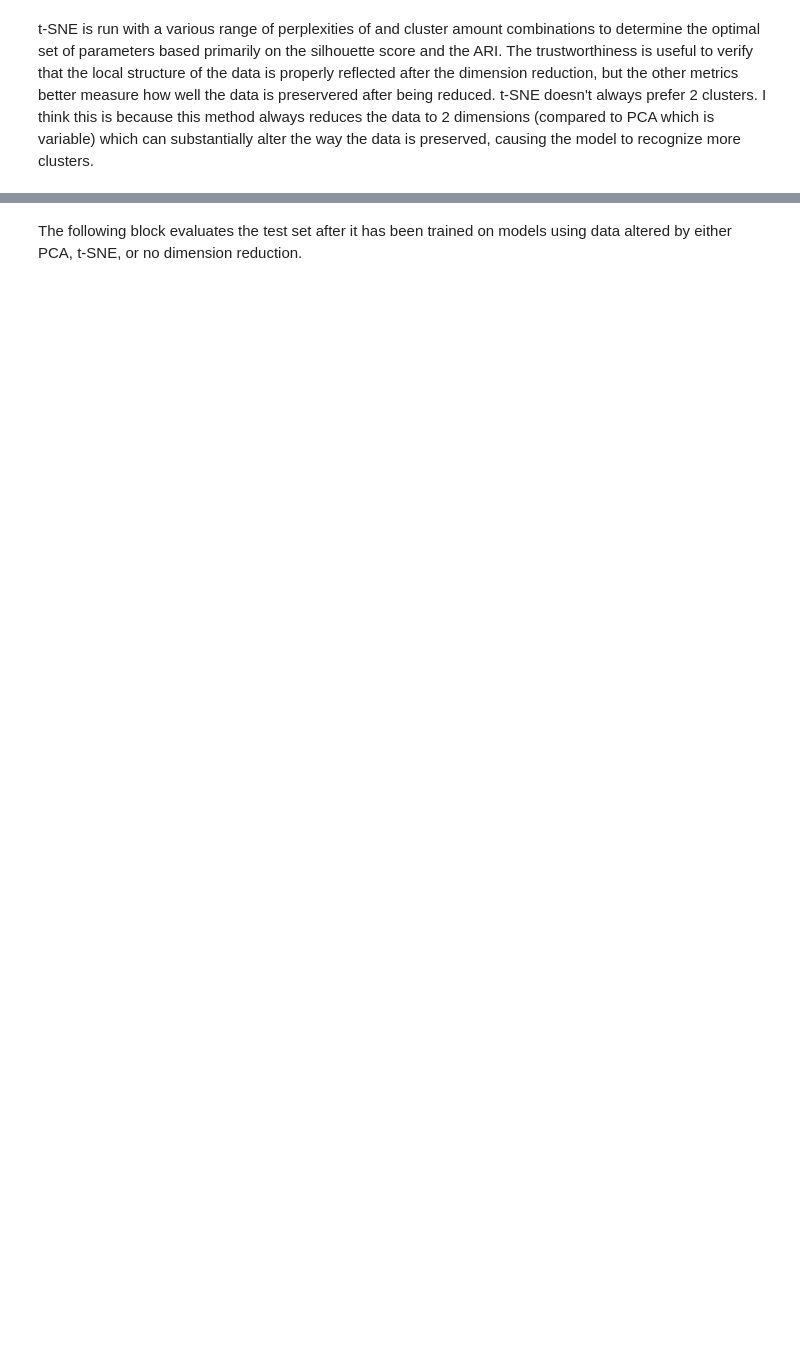
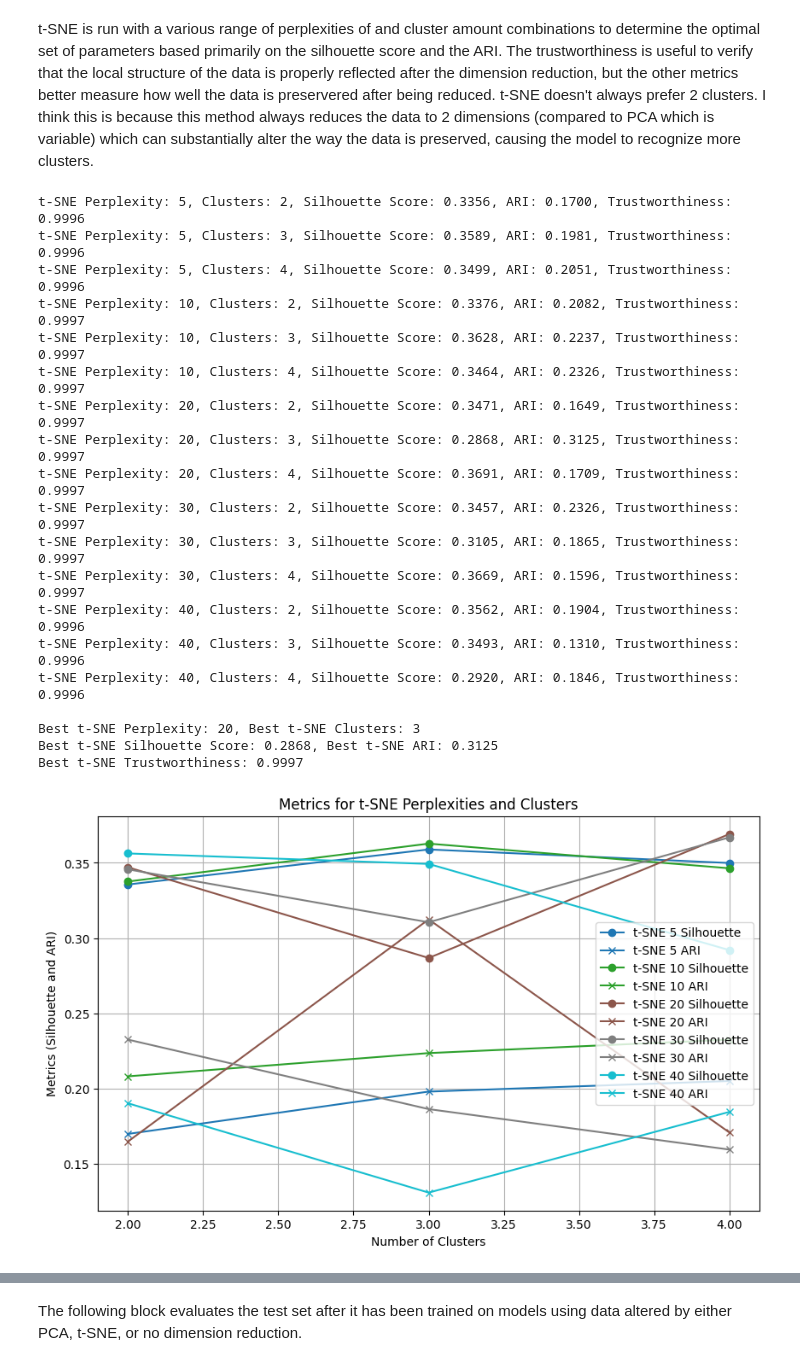
Before and after one commit to rrangelvargas/INM701, a Jupyter notebook: src/maingmm.ipynb, the cells around one changed output, grey strips where cells are left out. Cells and saved outputs as stored; diff of their text form; code cells hidden in the pictures; blank space fills up the shorter version.

```diff
--- a/src/maingmm.ipynb
+++ b/src/maingmm.ipynb
@@ -132,12 +371,6 @@ KeyboardInterrupt:
 # %% [markdown]
 t-SNE is run with a various range of perplexities of and cluster amount combinations to determine the optimal set of parameters  based primarily on the silhouette score and the ARI. The trustworthiness is useful to verify that the local structure of the data is properly reflected after the dimension reduction, but the other metrics better measure how well the data is preservered after being reduced. t-SNE doesn't always prefer 2 clusters. I think this is because this method always reduces the data to 2 dimensions (compared to PCA which is variable) which can substantially alter the way the data is preserved, causing the model to recognize more clusters.
 # %%
-from sklearn.manifold import TSNE, trustworthiness
-from sklearn.mixture import GaussianMixture
-from sklearn.metrics import silhouette_score, adjusted_rand_score
-import matplotlib.pyplot as plt
-import numpy as np
-
 # define t-SNE perplexity values and cluster range
 tsne_perplexities = [5, 10, 20, 30, 40]
 cluster_range = range(2, 5)
@@ -149,8 +382,8 @@ tsne_results = []
 for perplexity in tsne_perplexities:
 
     # apply t-SNE with the current perplexity
-    tsne = TSNE(n_components=2, perplexity=perplexity, random_state=42, learning_rate=200)
-    X_tsne = tsne.fit_transform(X_scaled)
+    X_tsne, tsne_obj = apply_tsne(X_scaled, perplexity, learning_rate=200)
+
 
     # calculate trustworthiness for this t-SNE trial
     trust = trustworthiness(X_scaled, X_tsne, n_neighbors=5)
@@ -184,30 +417,51 @@ best_tsne_perplexity, best_tsne_clusters, best_tsne_silhouette, best_tsne_ari, b
 
 # print the optimal parameters
 print(f"\nBest t-SNE Perplexity: {best_tsne_perplexity}, Best t-SNE Clusters: {best_tsne_clusters}")
 print(f"Best t-SNE Silhouette Score: {best_tsne_silhouette:.4f}, Best t-SNE ARI: {best_tsne_ari:.4f}")
 print(f"Best t-SNE Trustworthiness: {best_tsne_trustworthiness:.4f}")
 
 # visualize silhouette scores and ARI for t-SNE
 results_array_tsne = np.array(tsne_results)
 plt.figure(figsize=(10, 6))
 
 # define a color map for each perplexity
 colors = plt.cm.tab10(np.linspace(0, 1, len(tsne_perplexities)))
 
 # extracts each value from each perplexity of t-SNE to be graphed
 for i, perplexity in enumerate(tsne_perplexities):
     scores = results_array_tsne[results_array_tsne[:, 0] == perplexity][:, 2].astype(float)
     ari_scores = results_array_tsne[results_array_tsne[:, 0] == perplexity][:, 3].astype(float)
     clusters = results_array_tsne[results_array_tsne[:, 0] == perplexity][:, 1]
 
     # plot silhouette scores with dots
     plt.plot(clusters, scores, marker='o', label=f't-SNE {perplexity} Silhouette', color=colors[i])
     # plot ARI scores with crosses
     plt.plot(clusters, ari_scores, marker='x', label=f't-SNE {perplexity} ARI', color=colors[i])
 
 plt.title("Metrics for t-SNE Perplexities and Clusters")
 plt.xlabel("Number of Clusters")
 plt.ylabel("Metrics (Silhouette and ARI)")
 plt.legend()
 plt.grid()
 plt.show()
+# %% [output]
+t-SNE Perplexity: 5, Clusters: 2, Silhouette Score: 0.3356, ARI: 0.1700, Trustworthiness: 0.9996
+t-SNE Perplexity: 5, Clusters: 3, Silhouette Score: 0.3589, ARI: 0.1981, Trustworthiness: 0.9996
+t-SNE Perplexity: 5, Clusters: 4, Silhouette Score: 0.3499, ARI: 0.2051, Trustworthiness: 0.9996
+t-SNE Perplexity: 10, Clusters: 2, Silhouette Score: 0.3376, ARI: 0.2082, Trustworthiness: 0.9997
+t-SNE Perplexity: 10, Clusters: 3, Silhouette Score: 0.3628, ARI: 0.2237, Trustworthiness: 0.9997
+t-SNE Perplexity: 10, Clusters: 4, Silhouette Score: 0.3464, ARI: 0.2326, Trustworthiness: 0.9997
+t-SNE Perplexity: 20, Clusters: 2, Silhouette Score: 0.3471, ARI: 0.1649, Trustworthiness: 0.9997
+t-SNE Perplexity: 20, Clusters: 3, Silhouette Score: 0.2868, ARI: 0.3125, Trustworthiness: 0.9997
+t-SNE Perplexity: 20, Clusters: 4, Silhouette Score: 0.3691, ARI: 0.1709, Trustworthiness: 0.9997
+t-SNE Perplexity: 30, Clusters: 2, Silhouette Score: 0.3457, ARI: 0.2326, Trustworthiness: 0.9997
+t-SNE Perplexity: 30, Clusters: 3, Silhouette Score: 0.3105, ARI: 0.1865, Trustworthiness: 0.9997
+t-SNE Perplexity: 30, Clusters: 4, Silhouette Score: 0.3669, ARI: 0.1596, Trustworthiness: 0.9997
+t-SNE Perplexity: 40, Clusters: 2, Silhouette Score: 0.3562, ARI: 0.1904, Trustworthiness: 0.9996
+t-SNE Perplexity: 40, Clusters: 3, Silhouette Score: 0.3493, ARI: 0.1310, Trustworthiness: 0.9996
+t-SNE Perplexity: 40, Clusters: 4, Silhouette Score: 0.2920, ARI: 0.1846, Trustworthiness: 0.9996
+
+Best t-SNE Perplexity: 20, Best t-SNE Clusters: 3
+Best t-SNE Silhouette Score: 0.2868, Best t-SNE ARI: 0.3125
+Best t-SNE Trustworthiness: 0.9997
+[figure, added]
```
Also changed, not shown: parts of 29 cells of this notebook, 1 other file.
